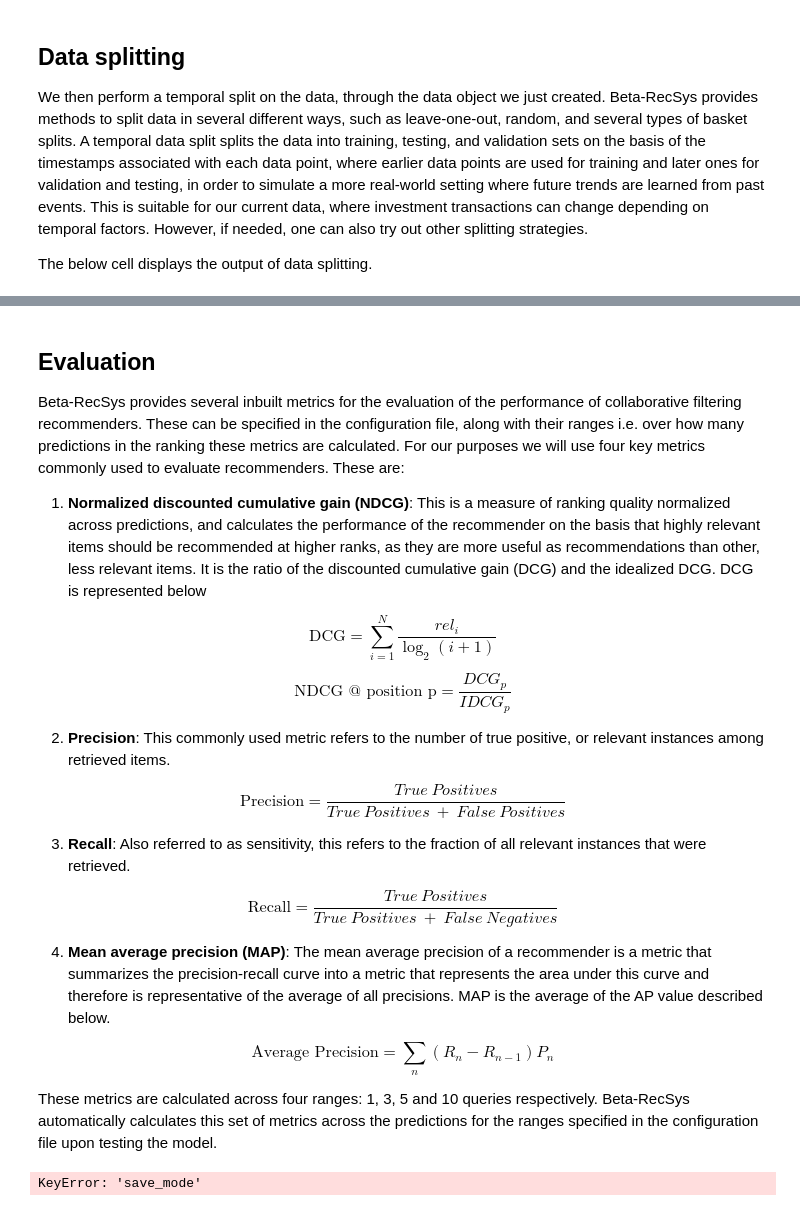
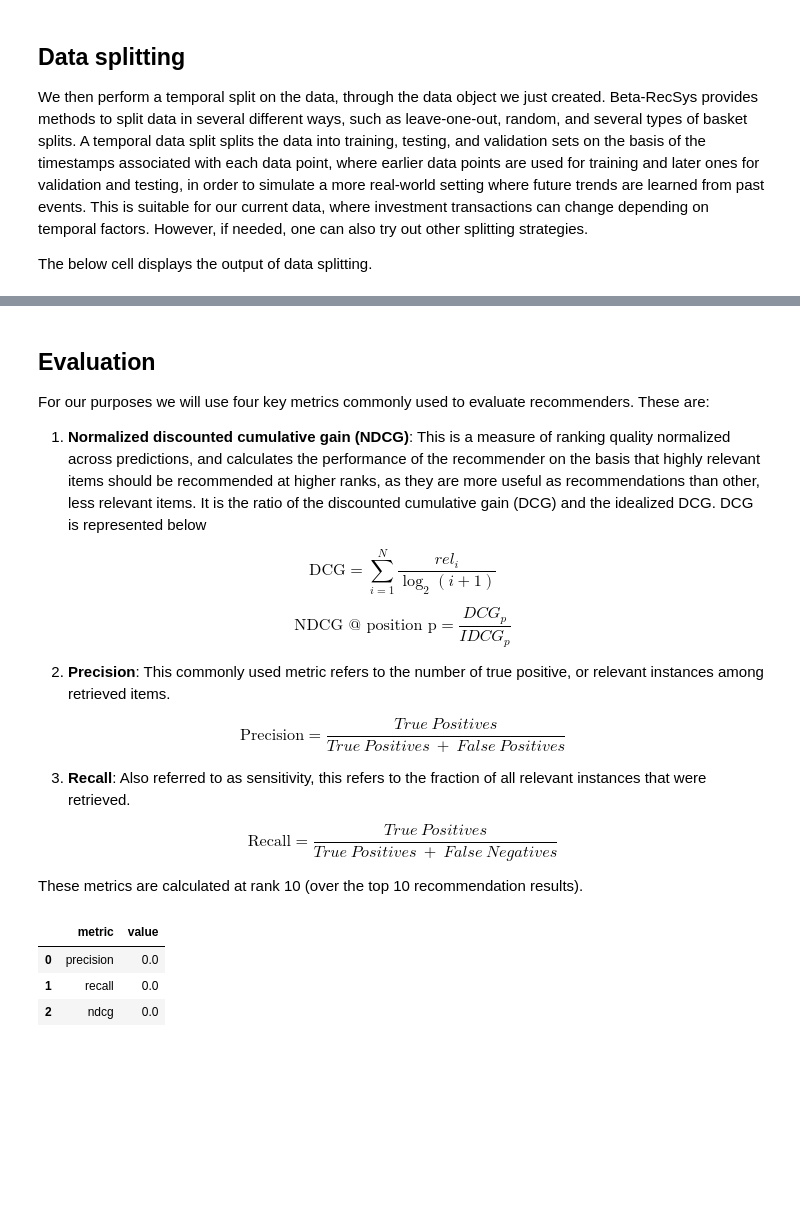
Before and after one commit to JavierSanzCruza/far-ai-workshop, a Jupyter notebook: CollaborativeFiltering.ipynb, the cells around one changed output, grey strips where cells are left out. Cells and saved outputs as stored; diff of their text form; code cells hidden in the pictures; blank space fills up the shorter version.

```diff
--- a/CollaborativeFiltering.ipynb
+++ b/CollaborativeFiltering.ipynb
@@ -194,5 +74,5 @@ We then perform a temporal split on the data, through the data object we just cr
 
 The below cell displays the output of data splitting.
 # %%
-split_dataset = nbgdata.load_temporal_split(n_test=1, n_negative=100)
-new_data =  BaseData(split_dataset)
+train = data[data[DEFAULT_TIMESTAMP_COL] < "2020-06-30"]
+test = data[data[DEFAULT_TIMESTAMP_COL] >= "2020-06-30"]
@@ -290,7 +156,7 @@ data[DEFAULT_USER_COL].unique()
 # %% [markdown]
 ## Evaluation
 
-Beta-RecSys provides several inbuilt metrics for the evaluation of the performance of collaborative filtering recommenders. These can be specified in the configuration file, along with their ranges i.e. over how many predictions in the ranking these metrics are calculated. For our purposes we will use four key metrics commonly used to evaluate recommenders. These are:
+For our purposes we will use four key metrics commonly used to evaluate recommenders. These are:
 
 1. <b>Normalized discounted cumulative gain (NDCG)</b>: This is a measure of ranking quality normalized across predictions, and calculates the performance of the recommender on the basis that highly relevant items should be recommended at higher ranks, as they are more useful as recommendations than other, less relevant items. It is the ratio of the discounted cumulative gain (DCG) and the idealized DCG. DCG is represented below
 
@@ -315,17 +181,58 @@ Beta-RecSys provides several inbuilt metrics for the evaluation of the performan
 \text{Recall} = \frac{True \ Positives}{True \ Positives \ + \ False \ Negatives}
 \end{equation}
 
-4. <b>Mean average precision (MAP)</b>: The mean average precision of a recommender is a metric that summarizes the precision-recall curve into a metric that represents the area under this curve and therefore is representative of the average of all precisions. MAP is the average of the AP value described below.
-
-\begin{equation}
-\text{Average Precision} = \sum_n (R_n - R_{n-1}) P_n
-\end{equation}
-
-These metrics are calculated across four ranges: 1, 3, 5 and 10 queries respectively. Beta-RecSys automatically calculates this set of metrics across the predictions for the ranges specified in the configuration file upon testing the model.
+These metrics are calculated at rank 10 (over the top 10 recommendation results).
 # %%
-engine.config["save_mode"] = "average"
-temporal_result = engine.test(new_data.test[0])
-print ('Model testing complete')
+def precision(u, rec, test, k):
+    assets = set(test[test[DEFAULT_USER_COL]==u][DEFAULT_ITEM_COL])
+    if len(assets) == 0: return 0.0
+    rec_assets = set(rec[DEFAULT_ITEM_COL].head(k))
+    return (len(assets & rec_assets)+0.0)/(len(rec_assets) + 0.0)
+
+def recall(u, rec, test, k):
+    assets = set(test[test[DEFAULT_USER_COL]==u][DEFAULT_ITEM_COL])
+    if len(assets) == 0: return 0.0
+    rec_assets = set(rec[DEFAULT_ITEM_COL].head(k))
+    return (len(assets & rec_assets)+0.0)/(len(assets) + 0.0)
+
+def ndcg(u, rec, test, k):
+    idcg = 0.0
+    assets = set(test[test[DEFAULT_USER_COL]==u][DEFAULT_ITEM_COL])
+    if len(assets) == 0: return 0.0
+    for i in range(1,k+1):
+        idcg += math.log(2.0)/math.log(1+i)
+    i = 1
+    dcg = 0.0
+    for index, row in rec.iterrows():
+        dcg += math.log(2.0)/math.log(1+i) if row[DEFAULT_ITEM_COL] in assets else 0.0
+        i += 1
+        if i > k:
+          break
+    return dcg/idcg
-# %% [output]
-KeyError: 'save_mode'
+# %%
+precs = []
+recalls = []
+ndcgs = []
+
+valid_users = set(train[DEFAULT_USER_COL]) & set(test[DEFAULT_USER_COL])
+for r in recs:
+    u = r[DEFAULT_USER_COL][0]
+    if u in valid_users :
+      precs.append(precision(u, r, test, 10))
+      recalls.append(recall(u, r, test, 10))
+      ndcgs.append(ndcg(u, r, test, 10))
+
+precision2 = {"metric" : "precision", "value" : sum(precs)/len(precs)}
+recall = {"metric" : "recall", "value" : sum(recalls)/len(recalls)}
+ndcgs = {"metric" : "ndcg", "value" : sum(ndcgs)/len(ndcgs)}
+
+metrics = [precision2, recall, ndcgs]
+
+metrics_df = pd.DataFrame(metrics)
+metrics_df
+# %% [output]
+|  | metric | value |
+| 0 | precision | 0.0 |
+| 1 | recall | 0.0 |
+| 2 | ndcg | 0.0 |
 # %% [markdown]
```
Also changed, not shown: parts of 24 cells of this notebook.
